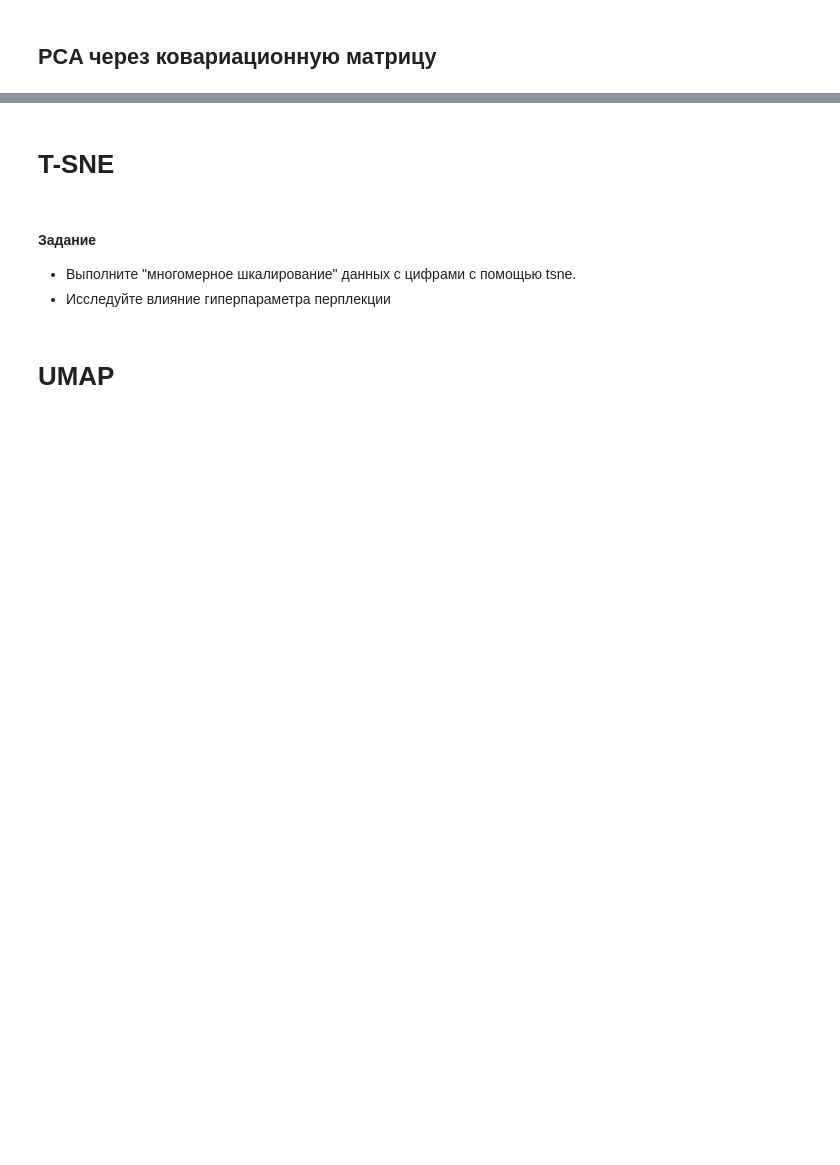
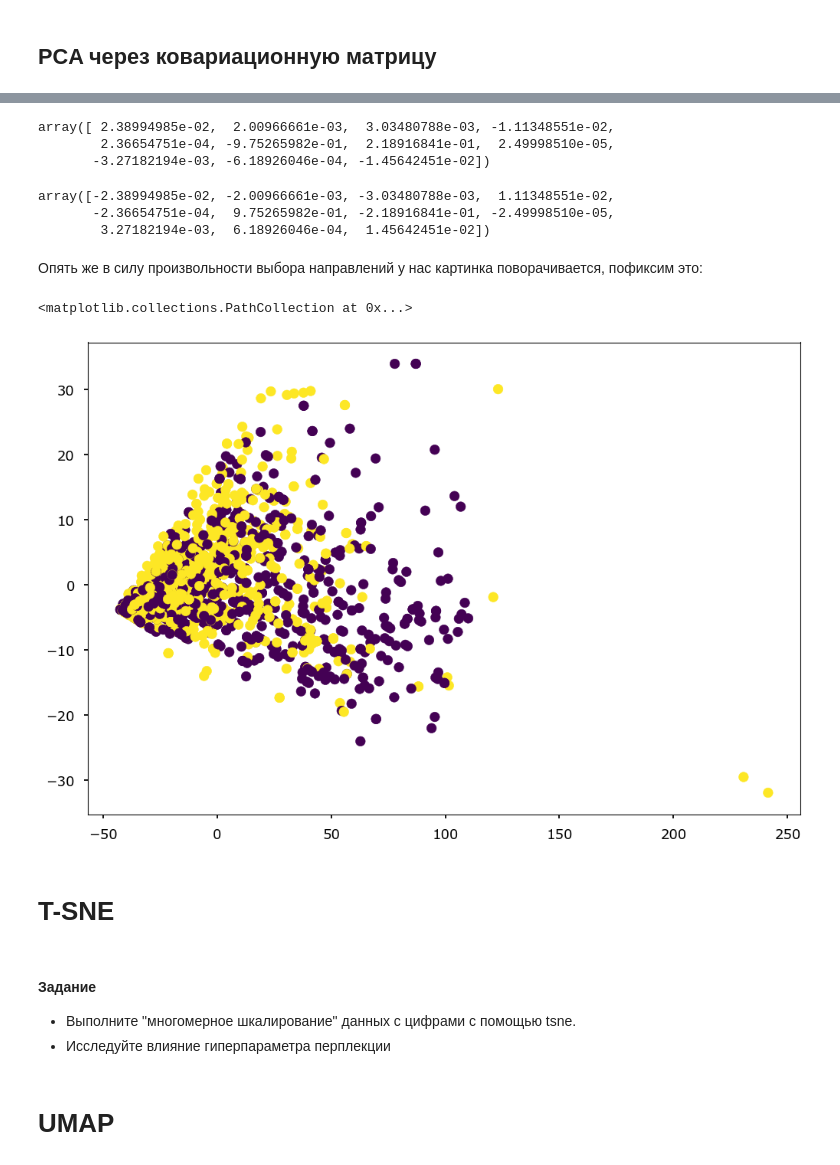
Before and after one commit to vadim0912/ML2023, a Jupyter notebook: lecture06/lecture-dimred-pract.ipynb, the cells around one changed output, grey strips where cells are left out. Saved outputs shown, nothing was run; the diff lists cells and outputs as text; code cells hidden in the pictures; blank space fills up the shorter version.

```diff
--- a/lecture06/lecture-dimred-pract.ipynb
+++ b/lecture06/lecture-dimred-pract.ipynb
@@ -58,0 +134,2 @@ from numpy.linalg import eig
+# %%
+u, s, vh = np.linalg.svd(X_center.T)
@@ -59,3 +148,26 @@ from numpy.linalg import eig
+# %%
+u[:, 1]
+# %% [output]
+array([ 2.38994985e-02,  2.00966661e-03,  3.03480788e-03, -1.11348551e-02,
+        2.36654751e-04, -9.75265982e-01,  2.18916841e-01,  2.49998510e-05,
+       -3.27182194e-03, -6.18926046e-04, -1.45642451e-02])
+# %%
+eig_vec[:, 1]
+# %% [output]
+array([-2.38994985e-02, -2.00966661e-03, -3.03480788e-03,  1.11348551e-02,
+       -2.36654751e-04,  9.75265982e-01, -2.18916841e-01, -2.49998510e-05,
+        3.27182194e-03,  6.18926046e-04,  1.45642451e-02])
+# %% [markdown]
+Опять же в силу произвольности выбора направлений у нас картинка поворачивается, пофиксим это:
+# %%
+u[:, 1:] = -u[:, 1:]
+# %%
+X_new3 = X_center @ u
+# %%
+plt.scatter(X_new3[:, 0], X_new3[:, 1], c=y)
+# %% [output]
+<matplotlib.collections.PathCollection at 0x...>
+[figure, added]
 # %% [markdown]
 # T-SNE
 # %% [markdown]
```
Also changed, not shown: parts of 21 cells of this notebook, 3 other files.
